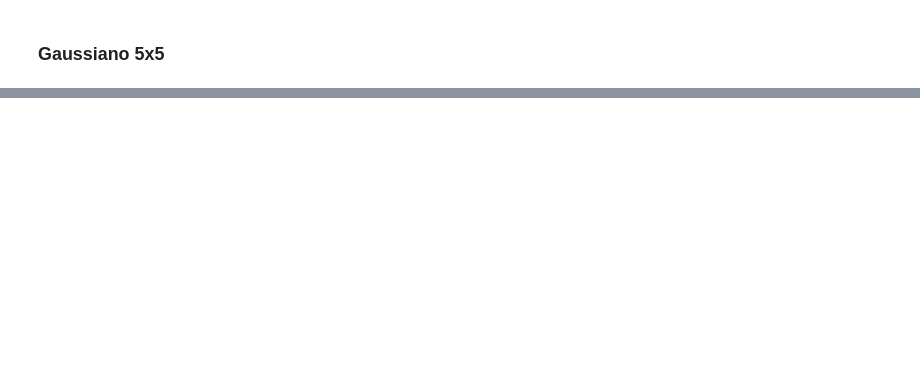
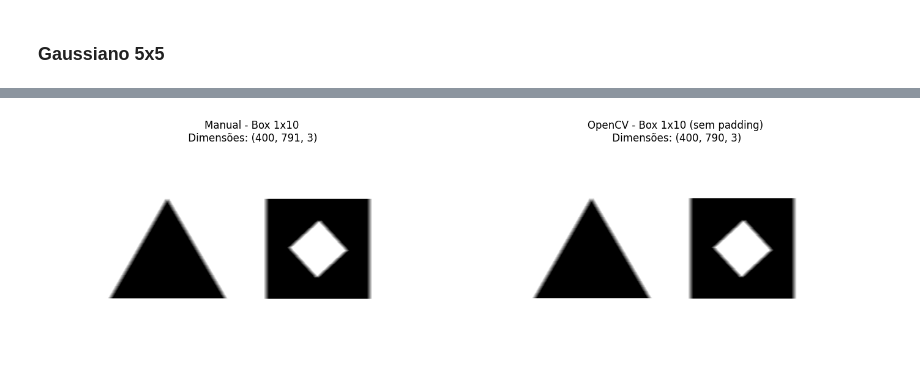
Before and after one commit to adriel1ft/atrous-correlation, a Jupyter notebook: completo.ipynb, the cells around one changed output, grey strips where cells are left out. Cells and saved outputs as stored; diff of their text form; code cells hidden in the pictures; blank space fills up the shorter version.

Commit message:
fix funcao de comparacao

```diff
--- a/completo.ipynb
+++ b/completo.ipynb
@@ -323,0 +329,7 @@ visualizar_comparacao(imagem_resultante, imagem_resultante_opencv_nop, "Gaussian
+# %%
+# Comparação - Manual vs OpenCV (sem padding)
+imagem_resultante_opencv_nop = aplicar_filtro_opencv_sem_padding(img, filtro)
+
+visualizar_comparacao(imagem_resultante, imagem_resultante_opencv_nop, "Box 1x10")
+# %% [output]
+[figure, added]
```
Also changed, not shown: parts of 10 cells of this notebook.
